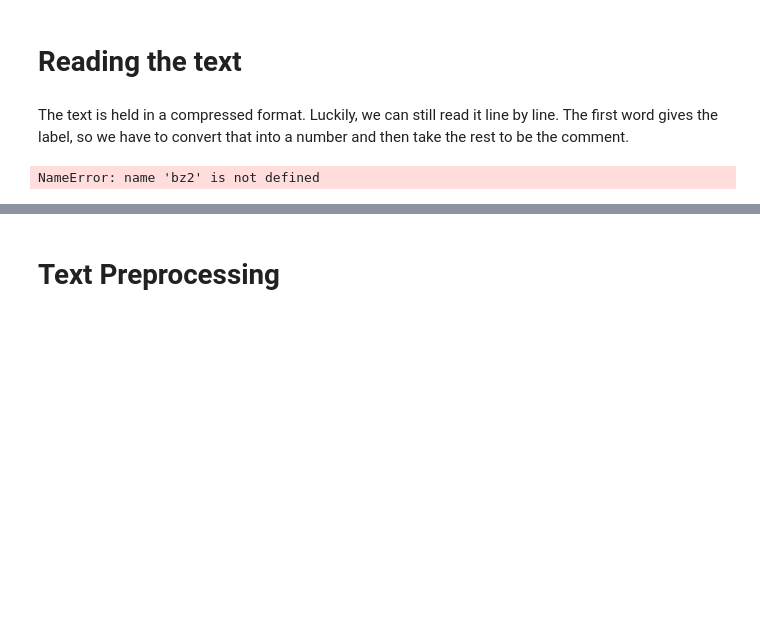
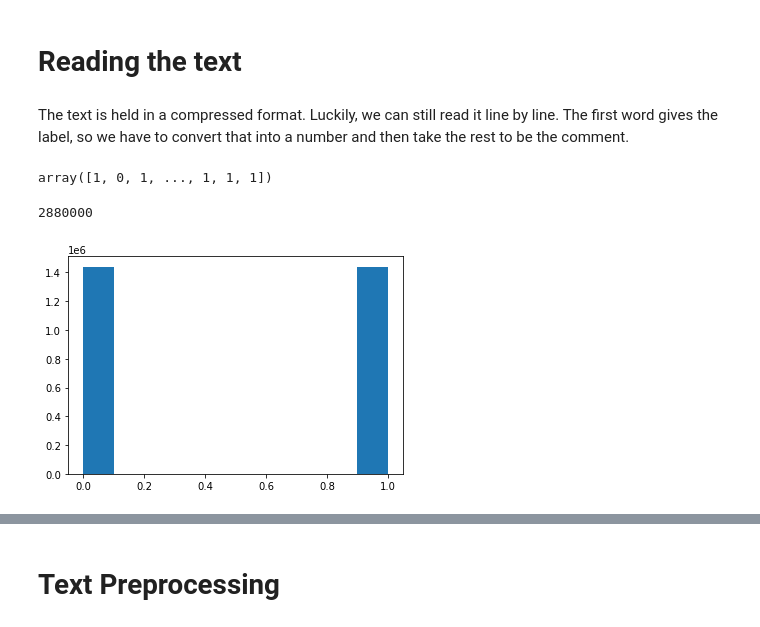
Before and after one commit to samrat2825/Sentiment-Analysis-using-KNN, a Jupyter notebook: Sentiment Analysis using KNN by Group 44.ipynb, the cells around one changed output, grey strips where cells are left out. Saved outputs shown, nothing was run; the diff lists cells and outputs as text; code cells hidden in the pictures; blank space fills up the shorter version.

```diff
--- a/Sentiment Analysis using KNN by Group 44.ipynb
+++ b/Sentiment Analysis using KNN by Group 44.ipynb
@@ -30,6 +49,8 @@ print(os.listdir("./input"))
 # %% [markdown]
 The text is held in a compressed format. Luckily, we can still read it line by line. The first word gives the label, so we have to convert that into a number and then take the rest to be the comment.
 # %%
+import bz2
+
 def get_labels_and_texts(file):
     labels = []
     texts = []
@@ -38,7 +59,18 @@ def get_labels_and_texts(file):
         labels.append(int(x[9]) - 1)
         texts.append(x[10:].strip())
     return np.array(labels), texts
-train_labels, train_texts = get_labels_and_texts('../input/train.ft.txt.bz2')
-test_labels, test_texts = get_labels_and_texts('../input/test.ft.txt.bz2')
+train_labels, train_texts = get_labels_and_texts('./input/train.ft.txt.bz2')
+test_labels, test_texts = get_labels_and_texts('./input/test.ft.txt.bz2')
-# %% [output]
-NameError: name 'bz2' is not defined
+# %%
+train_labels
+# %% [output]
+array([1, 0, 1, ..., 1, 1, 1])
+# %%
+len(train_labels)
+# %% [output]
+2880000
+# %%
+plt.hist(train_labels)
+plt.show()
+# %% [output]
+[figure, added]
```
Also changed, not shown: parts of 47 cells of this notebook.
